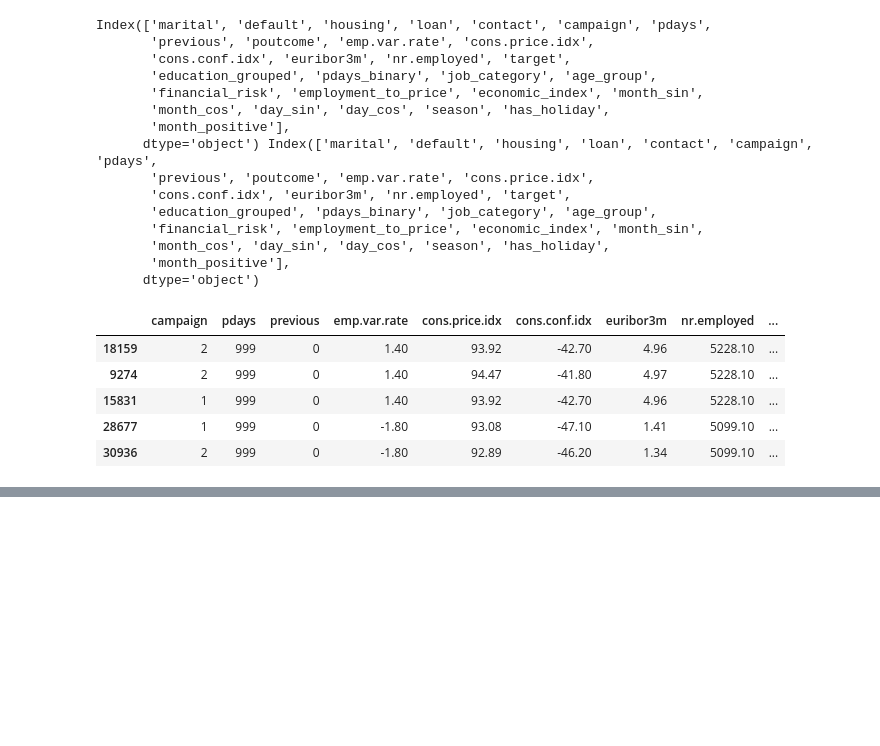
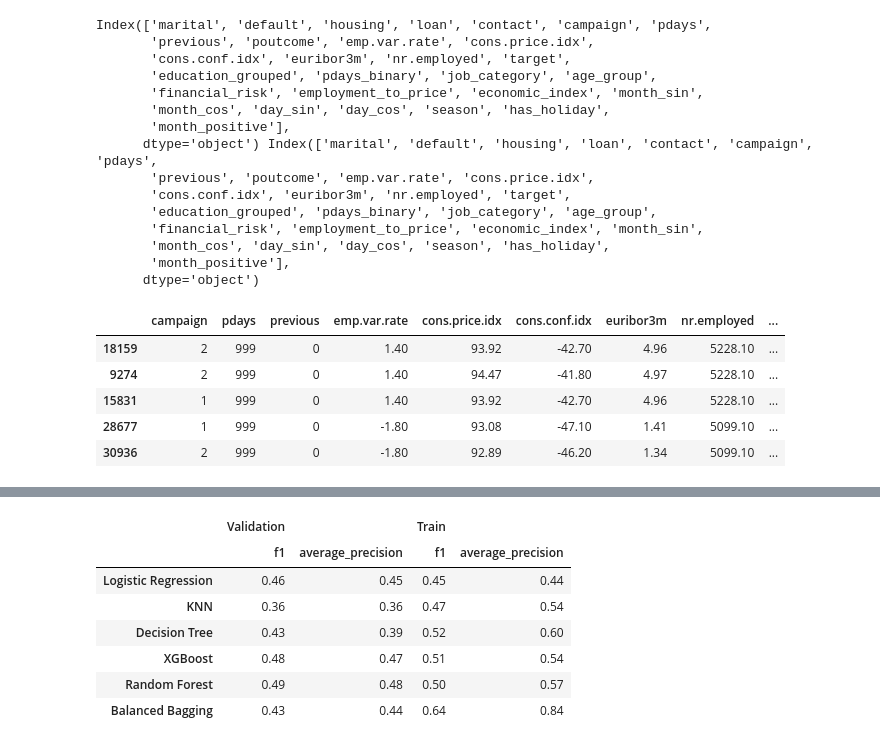
Before and after one commit to ExcellentDarkTea/MidtermProject-prediction-term-deposit, a Jupyter notebook: Mid_term_Project_features.ipynb, the cells around one changed output, grey strips where cells are left out. Saved outputs shown, nothing was run; the diff lists cells and outputs as text; code cells hidden in the pictures; blank space fills up the shorter version.

```diff
--- a/Mid_term_Project_features.ipynb
+++ b/Mid_term_Project_features.ipynb
@@ -1127,0 +1321,11 @@ df_important.sort_values('importance', ascending=False).iloc[:10].plot(kind='bar
+# %%
+balanced_bagging_classfier = BalancedBaggingClassifier(estimator=DecisionTreeClassifier(random_state=42, class_weight='balanced'),
+                                sampling_strategy='not minority',
+                                max_features=0.7,
+                                n_estimators = 87,
+                                random_state=42)
+
+balanced_bagging_classfier.fit(data_processed['train_X'], data_processed['train_y'])
+
+eval_balanced_bagging_classfier = evaluation(balanced_bagging_classfier, data_processed)
+eval_balanced_bagging_classfier
@@ -1127,0 +1347,21 @@ df_important.sort_values('importance', ascending=False).iloc[:10].plot(kind='bar
+# %%
+full_eval = pd.DataFrame({'Logistic Regression': eval_regression['val'], 'KNN': eval_knn['val'], 'Decision Tree': eval_tree['val'], 'XGBoost': eval_clf_best['val'], 'Random Forest': eval_rf['val'], 'Balanced Bagging': eval_balanced_bagging_classfier['val']})
+full_eval = full_eval.T
+# %%
+fulltrain_test_eval = pd.DataFrame({'Logistic Regression': eval_regression['train'], 'KNN': eval_knn['train'], 'Decision Tree': eval_tree['train'], 'XGBoost': eval_clf_best['train'], 'Random Forest': eval_rf['train'], 'Balanced Bagging': eval_balanced_bagging_classfier['train']})
+fulltrain_test_eval=fulltrain_test_eval.T
+# %%
+final_eval = pd.concat([full_eval, fulltrain_test_eval], keys=['Validation', 'Train'], axis=1)
+final_eval.drop('recall', axis=1, level=1, inplace=True)
+final_eval.drop('precision', axis=1, level=1, inplace=True)
+# final_eval.to_csv('final_eval.csv')
+final_eval
+# %% [output]
+|  | Validation |  | Train |  |
+|  | f1 | average_precision | f1 | average_precision |
+| Logistic Regression | 0.46 | 0.45 | 0.45 | 0.44 |
+| KNN | 0.36 | 0.36 | 0.47 | 0.54 |
+| Decision Tree | 0.43 | 0.39 | 0.52 | 0.60 |
+| XGBoost | 0.48 | 0.47 | 0.51 | 0.54 |
+| Random Forest | 0.49 | 0.48 | 0.50 | 0.57 |
+| Balanced Bagging | 0.43 | 0.44 | 0.64 | 0.84 |
```
Also changed, not shown: parts of 43 cells of this notebook, 3 other files.
